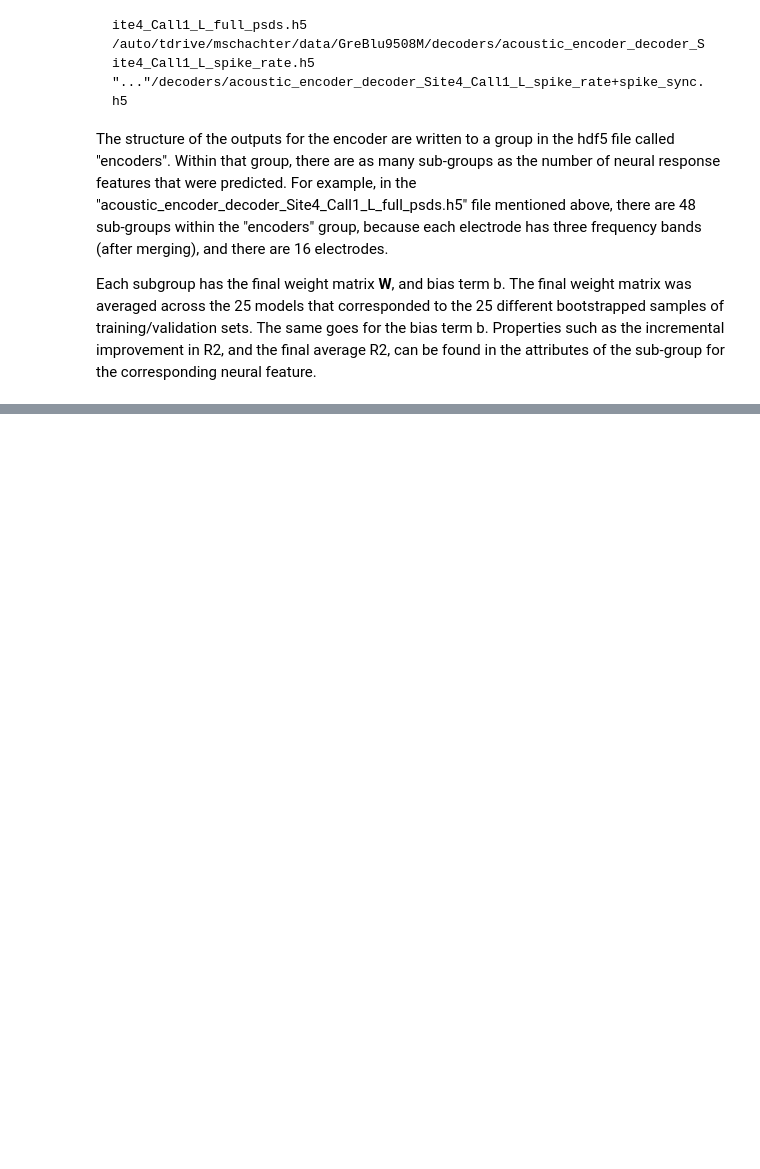
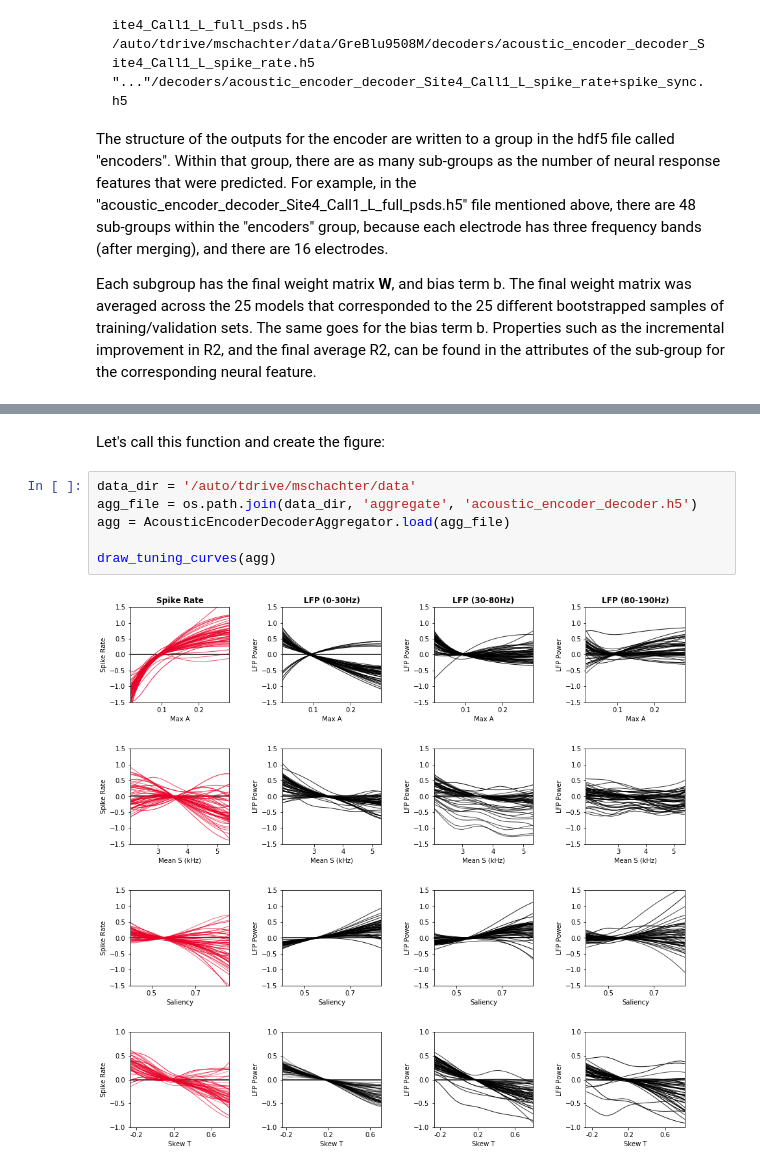
Before and after one commit to theunissenlab/zeebeez3, a Jupyter notebook: notebooks/figure5.ipynb, the cells around one changed output, grey strips where cells are left out. Saved outputs shown, nothing was run; the diff lists cells and outputs as text; blank space fills up the shorter version.

Commit message:
updates to get figure 5 plotting in notebook

```diff
--- a/notebooks/figure5.ipynb
+++ b/notebooks/figure5.ipynb
@@ -118,0 +341,10 @@ The AcousticEncoderDecoder class has a function named `compute_tuning_curves`.
+# %% [markdown]
+Let's call this function and create the figure:
+# %%
+data_dir = '/auto/tdrive/mschachter/data'
+agg_file = os.path.join(data_dir, 'aggregate', 'acoustic_encoder_decoder.h5')
+agg = AcousticEncoderDecoderAggregator.load(agg_file)
+
+draw_tuning_curves(agg)
+# %% [output]
+[figure, added]
```
Also changed, not shown: parts of 5 cells of this notebook, 9 other files.
